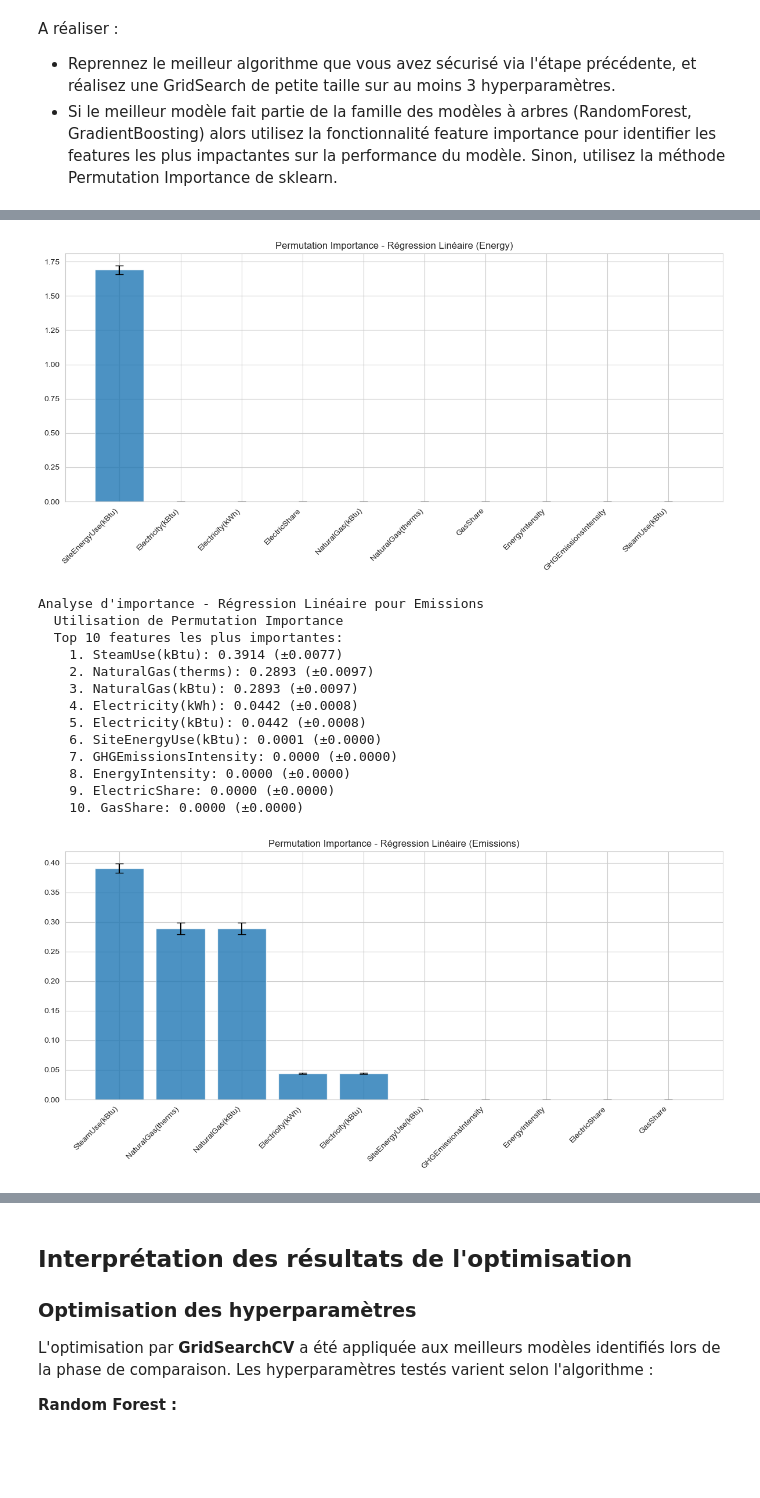
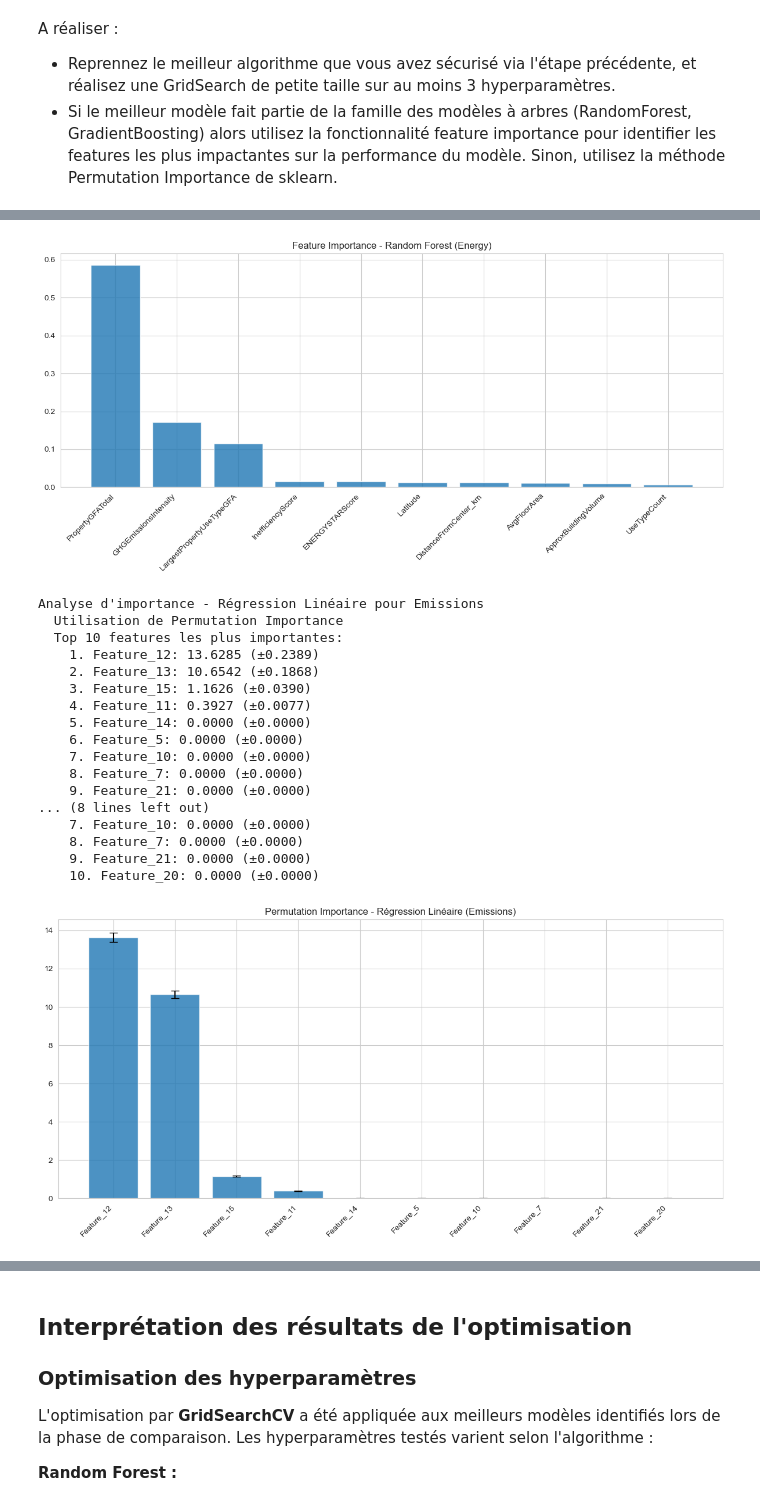
Before and after one commit to AdamAe6/Op-Projet-3, a Jupyter notebook: P3_template_modelistation_supervisee_data_scientist.ipynb, the cells around one changed output, grey strips where cells are left out. Cells and saved outputs as stored; diff of their text form; code cells hidden in the pictures; blank space fills up the shorter version.

Commit message:
Data leak improv

```diff
--- a/P3_template_modelistation_supervisee_data_scientist.ipynb
+++ b/P3_template_modelistation_supervisee_data_scientist.ipynb
@@ -586,7 +575,7 @@ Nombre de colonnes après suppression des corrélations : 34
 # %% [markdown]
 ## 4 / Réalisez différents graphiques pour comprendre le lien entre vos features et la target (boxplots, scatterplots, pairplot si votre nombre de features numériques n'est pas très élevé).
 # %%
-features_cont = ['PropertyGFATotal', 'BuildingAge', 'NumberofFloors', 'ENERGYSTARScore', 'EnergyIntensity']
+features_cont = ['PropertyGFATotal', 'BuildingAge', 'NumberofFloors', 'ENERGYSTARScore']
 
 plt.figure(figsize=(15, 8))
 for i, feature in enumerate(features_cont):
@@ -772,0 +745,18 @@ Name: count, dtype: int64
+# %%
+# === IDENTIFICATION DES COLONNES CATÉGORIELLES ET NUMÉRIQUES ===
+
+# Pour le modèle de prédiction de la consommation énergétique
+cat_cols_energy = X_energy.select_dtypes(include=['object', 'category']).columns.tolist()
+num_cols_energy = X_energy.select_dtypes(include=['number']).columns.tolist()
+
+print("Colonnes catégorielles (Energy):", cat_cols_energy)
+print("Colonnes numériques (Energy):", num_cols_energy)
+print(f"Nombre total de features Energy: {len(cat_cols_energy) + len(num_cols_energy)}\n")
+
+# Pour le modèle de prédiction des émissions de CO2
+cat_cols_emissions = X_emissions.select_dtypes(include=['object', 'category']).columns.tolist()
+num_cols_emissions = X_emissions.select_dtypes(include=['number']).columns.tolist()
+
+print("Colonnes catégorielles (Emissions):", cat_cols_emissions)
+print("Colonnes numériques (Emissions):", num_cols_emissions)
+print(f"Nombre total de features Emissions: {len(cat_cols_emissions) + len(num_cols_emissions)}")
@@ -1130,7 +1372,7 @@ def optimize_model(model, param_grid, X_train, y_train, model_name, target_name,
     print(f"Optimisation de {model_name} pour {target_name}...")
 
     # Choisir les bonnes données
-    X_data = X_train_scaled if use_scaled else X_train
+    X_data =  X_train
 
     # GridSearch avec validation croisée
     grid_search = GridSearchCV(
@@ -1195,7 +1437,7 @@ else:  # DummyRegressor (pas d'optimisation possible)
 if best_energy_model != 'Baseline (DummyRegressor)':
     optimized_model_energy, best_params_energy, best_score_energy = optimize_model(
         model_to_optimize_energy, param_grid_energy,
-        X_train, y_energy_train,
+        X_train_energy, y_train_energy,
         best_energy_model, 'Energy', use_scaled_energy
     )
 # %% [output]
@@ -1249,7 +1495,7 @@ else:  # DummyRegressor
 if best_emissions_model != 'Baseline (DummyRegressor)':
     optimized_model_emissions, best_params_emissions, best_score_emissions = optimize_model(
         model_to_optimize_emissions, param_grid_emissions,
-        X_train, y_emissions_train,
+        X_train_emis, y_train_emis,
         best_emissions_model, 'Emissions', use_scaled_emissions
     )
 
@@ -1260,8 +1506,8 @@ def evaluate_optimized_model(model, X_train, X_test, y_train, y_test, model_name
     """Évalue un modèle optimisé"""
 
     # Choisir les bonnes données
-    X_train_data = X_train_scaled if use_scaled else X_train
-    X_test_data = X_test_scaled if use_scaled else X_test
+    X_train_data =  X_train
+    X_test_data =  X_test
 
     # Prédictions
     y_train_pred = model.predict(X_train_data)
@@ -1284,13 +1530,13 @@ def evaluate_optimized_model(model, X_train, X_test, y_train, y_test, model_name
 # Évaluation des modèles optimisés
 if best_energy_model != 'Baseline (DummyRegressor)':
     r2_energy_opt, mae_energy_opt, rmse_energy_opt = evaluate_optimized_model(
-        optimized_model_energy, X_train, X_test, y_energy_train, y_energy_test,
+        optimized_model_energy, X_train_energy, X_test_energy, y_train_energy, y_test_energy,
         best_energy_model, 'Energy', use_scaled_energy
     )
 
 if best_emissions_model != 'Baseline (DummyRegressor)':
     r2_emissions_opt, mae_emissions_opt, rmse_emissions_opt = evaluate_optimized_model(
-        optimized_model_emissions, X_train, X_test, y_emissions_train, y_emissions_test,
+        optimized_model_emissions, X_train_emis, X_test_emis, y_train_emis, y_test_emis,
         best_emissions_model, 'Emissions', use_scaled_emissions
     )
 # %% [output]
@@ -1323,8 +1569,8 @@ def analyze_feature_importance(model, X_train, y_train, model_name, target_name,
     print(f"Analyse d'importance - {model_name} pour {target_name}")
 
     # Choisir les bonnes données et noms de features
-    X_data = X_train_scaled if use_scaled else X_train
-    feature_names = X_final.columns.tolist()
+    X_data = X_train
+    feature_names = X_train.columns if not use_scaled else [f'Feature_{i}' for i in range(X_train.shape[1])]
 
     # Feature importance native pour Random Forest
     if hasattr(model, 'feature_importances_'):
@@ -1380,14 +1626,14 @@ def analyze_feature_importance(model, X_train, y_train, model_name, target_name,
 # Analyse pour le modèle de consommation énergétique
 if best_energy_model != 'Baseline (DummyRegressor)':
     importance_energy, features_energy = analyze_feature_importance(
-        optimized_model_energy, X_train, y_energy_train,
+        optimized_model_energy, X_train_energy, y_train_energy,
         best_energy_model, 'Energy', use_scaled_energy
     )
 
 # Analyse pour le modèle d'émissions
 if best_emissions_model != 'Baseline (DummyRegressor)':
     importance_emissions, features_emissions = analyze_feature_importance(
-        optimized_model_emissions, X_train, y_emissions_train,
+        optimized_model_emissions, X_train_emis, y_train_emis,
         best_emissions_model, 'Emissions', use_scaled_emissions
     )
 # %% [output]
@@ -1409,18 +1655,22 @@ Analyse d'importance - Régression Linéaire pour Energy
-[figure, old version]
+[figure, new version]
 Analyse d'importance - Régression Linéaire pour Emissions
   Utilisation de Permutation Importance
   Top 10 features les plus importantes:
-    1. SteamUse(kBtu): 0.3914 (±0.0077)
-    2. NaturalGas(therms): 0.2893 (±0.0097)
-    3. NaturalGas(kBtu): 0.2893 (±0.0097)
-    4. Electricity(kWh): 0.0442 (±0.0008)
-    5. Electricity(kBtu): 0.0442 (±0.0008)
-    6. SiteEnergyUse(kBtu): 0.0001 (±0.0000)
-    7. GHGEmissionsIntensity: 0.0000 (±0.0000)
-    8. EnergyIntensity: 0.0000 (±0.0000)
-    9. ElectricShare: 0.0000 (±0.0000)
-    10. GasShare: 0.0000 (±0.0000)
+    1. Feature_12: 13.6285 (±0.2389)
+    2. Feature_13: 10.6542 (±0.1868)
+    3. Feature_15: 1.1626 (±0.0390)
+    4. Feature_11: 0.3927 (±0.0077)
+    5. Feature_14: 0.0000 (±0.0000)
+    6. Feature_5: 0.0000 (±0.0000)
+    7. Feature_10: 0.0000 (±0.0000)
+    8. Feature_7: 0.0000 (±0.0000)
+    9. Feature_21: 0.0000 (±0.0000)
+... (8 lines left out)
+    7. Feature_10: 0.0000 (±0.0000)
+    8. Feature_7: 0.0000 (±0.0000)
+    9. Feature_21: 0.0000 (±0.0000)
+    10. Feature_20: 0.0000 (±0.0000)
-[figure, old version]
+[figure, new version]
 # %%
 # === COMPARAISON AVANT/APRÈS OPTIMISATION ===
 
```
Also changed, not shown: parts of 26 cells of this notebook.
